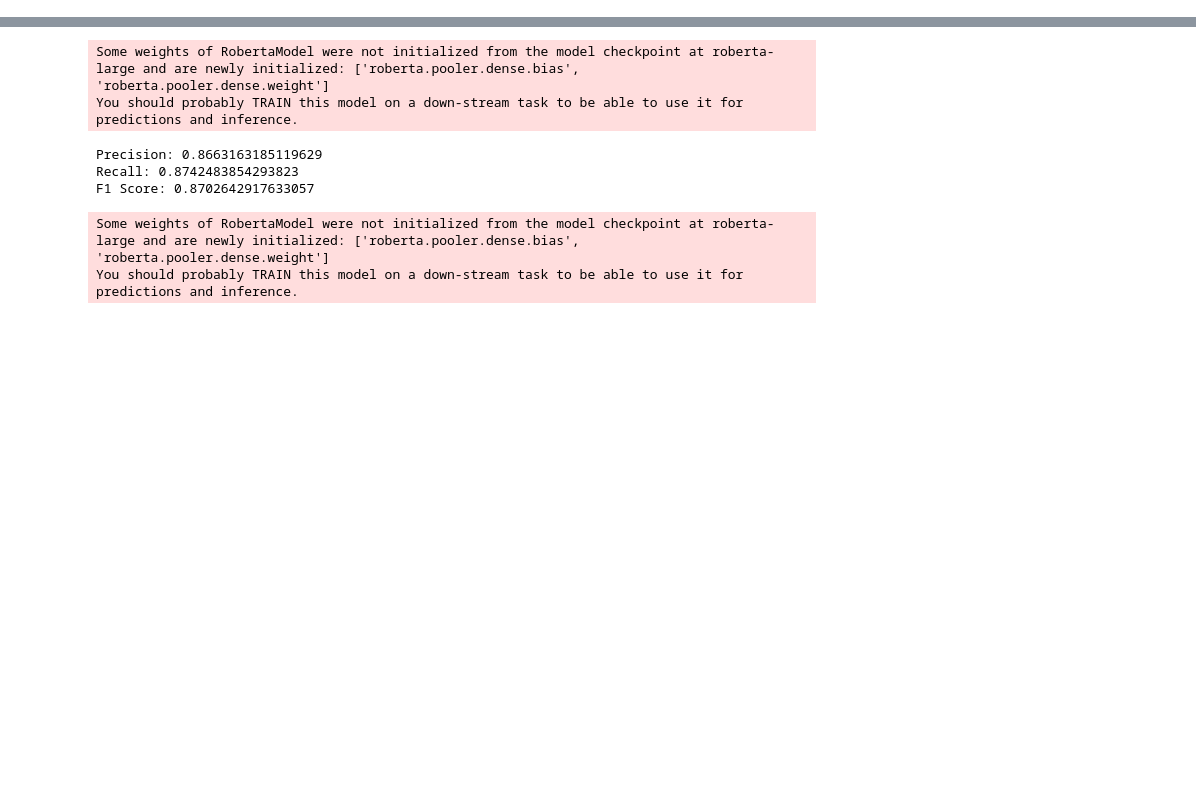
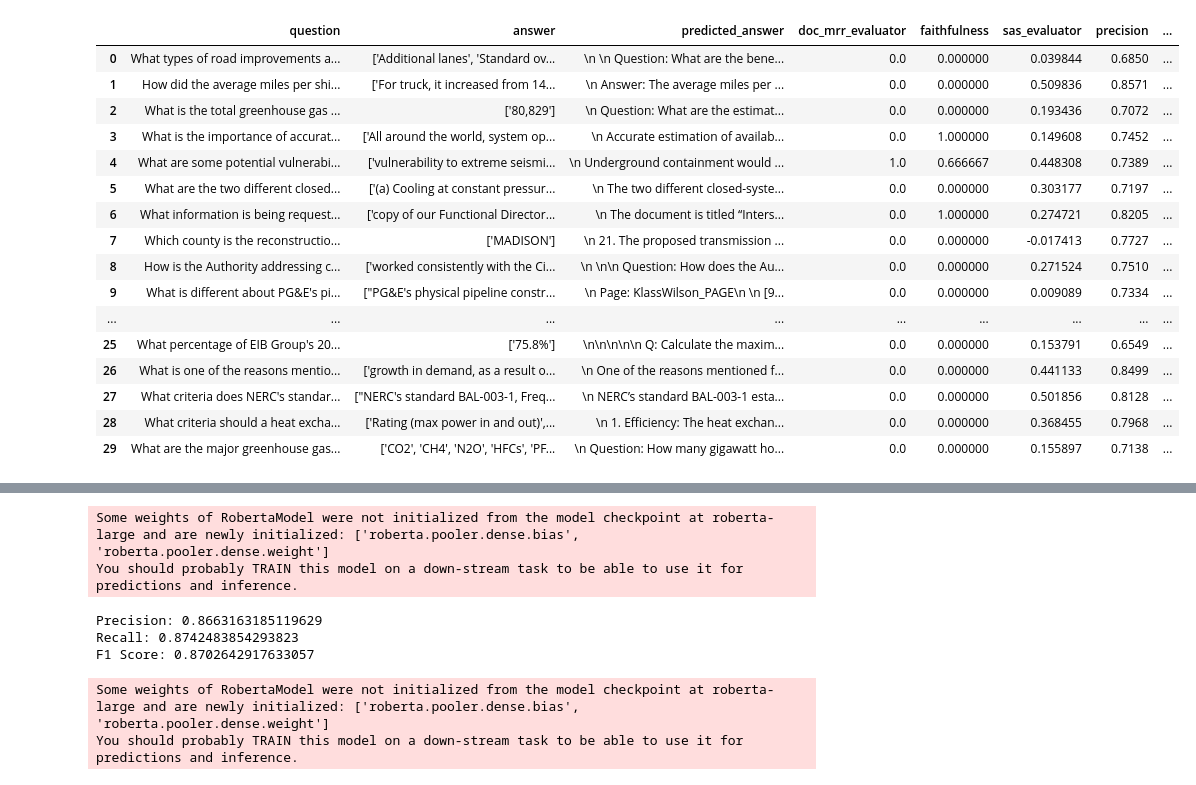
Before and after one commit to mategyerek/Capstone-RAG-project, a Jupyter notebook: Data Analysis Notebook.ipynb, the cells around one changed output, grey strips where cells are left out. Cells and saved outputs as stored; diff of their text form; code cells hidden in the pictures; blank space fills up the shorter version.

```diff
--- a/Data Analysis Notebook.ipynb
+++ b/Data Analysis Notebook.ipynb
@@ -15,0 +1,49 @@ df_cosine.head()
+# %%
+import pandas as pd
+import matplotlib.pyplot as plt
+import pandas as pd
+pd.set_option("display.max_colwidth", None)  # Allow unlimited column width
+pd.set_option("display.max_rows", None)
+
+def process_metrics(file_path: str) -> pd.DataFrame:
+    """
+    Processes a CSV file with precision, recall, and F1 scores stored as tensors,
+    and returns a DataFrame with these metrics as floats.
+
+    Args:
+        file_path (str): Path to the CSV file.
+
+    Returns:
+        pd.DataFrame: DataFrame containing the processed metrics.
+    """
+    # Load the CSV file
+    df = pd.read_csv(filepath_or_buffer=file_path)
+
+    # Extract and convert tensor values to float
+    for metric in ["precision", "recall", "f1"]:
+        df[metric] = df[metric].str.extract(r'tensor\((.+)\)')[0].astype(float)
+
+    # Return summary statistics
+    return df
+
+df = process_metrics('./data/results_sentence-transformers_nli-bert-base-max-pooling_data_mistral-7b-instruct-v0.1.Q5_K_S.gguf.csv')
+df = df.drop(columns= 'contexts')
+df.head(30)
+# %% [output]
+|  | question | answer | predicted_answer | doc_mrr_evaluator | faithfulness | sas_evaluator | precision | ... |
+| 0 | What types of road improvements a... | ['Additional lanes', 'Standard ov... | \n \n Question: What are the bene... | 0.0 | 0.000000 | 0.039844 | 0.6850 | ... |
+| 1 | How did the average miles per shi... | ['For truck, it increased from 14... | \n Answer: The average miles per ... | 0.0 | 0.000000 | 0.509836 | 0.8571 | ... |
+| 2 | What is the total greenhouse gas ... | ['80,829'] | \n Question: What are the estimat... | 0.0 | 0.000000 | 0.193436 | 0.7072 | ... |
+| 3 | What is the importance of accurat... | ['All around the world, system op... | \n Accurate estimation of availab... | 0.0 | 1.000000 | 0.149608 | 0.7452 | ... |
+| 4 | What are some potential vulnerabi... | ['vulnerability to extreme seismi... | \n Underground containment would ... | 1.0 | 0.666667 | 0.448308 | 0.7389 | ... |
+| 5 | What are the two different closed... | ['(a) Cooling at constant pressur... | \n The two different closed-syste... | 0.0 | 0.000000 | 0.303177 | 0.7197 | ... |
+| 6 | What information is being request... | ['copy of our Functional Director... | \n The document is titled “Inters... | 0.0 | 1.000000 | 0.274721 | 0.8205 | ... |
+| 7 | Which county is the reconstructio... | ['MADISON'] | \n 21. The proposed transmission ... | 0.0 | 0.000000 | -0.017413 | 0.7727 | ... |
+| 8 | How is the Authority addressing c... | ['worked consistently with the Ci... | \n \n\n Question: How does the Au... | 0.0 | 0.000000 | 0.271524 | 0.7510 | ... |
+| 9 | What is different about PG&E's pi... | ["PG&E's physical pipeline constr... | \n Page: KlassWilson_PAGE\n \n [9... | 0.0 | 0.000000 | 0.009089 | 0.7334 | ... |
+| ... | ... | ... | ... | ... | ... | ... | ... | ... |
+| 25 | What percentage of EIB Group's 20... | ['75.8%'] | \n\n\n\n\n Q: Calculate the maxim... | 0.0 | 0.000000 | 0.153791 | 0.6549 | ... |
+| 26 | What is one of the reasons mentio... | ['growth in demand, as a result o... | \n One of the reasons mentioned f... | 0.0 | 0.000000 | 0.441133 | 0.8499 | ... |
+| 27 | What criteria does NERC's standar... | ["NERC's standard BAL-003-1, Freq... | \n NERC’s standard BAL-003-1 esta... | 0.0 | 0.000000 | 0.501856 | 0.8128 | ... |
+| 28 | What criteria should a heat excha... | ['Rating (max power in and out)',... | \n 1. Efficiency: The heat exchan... | 0.0 | 0.000000 | 0.368455 | 0.7968 | ... |
+| 29 | What are the major greenhouse gas... | ['CO2', 'CH4', 'N2O', 'HFCs', 'PF... | \n Question: How many gigawatt ho... | 0.0 | 0.000000 | 0.155897 | 0.7138 | ... |
```
Also changed, not shown: parts of 2 cells of this notebook, 2 other files.
